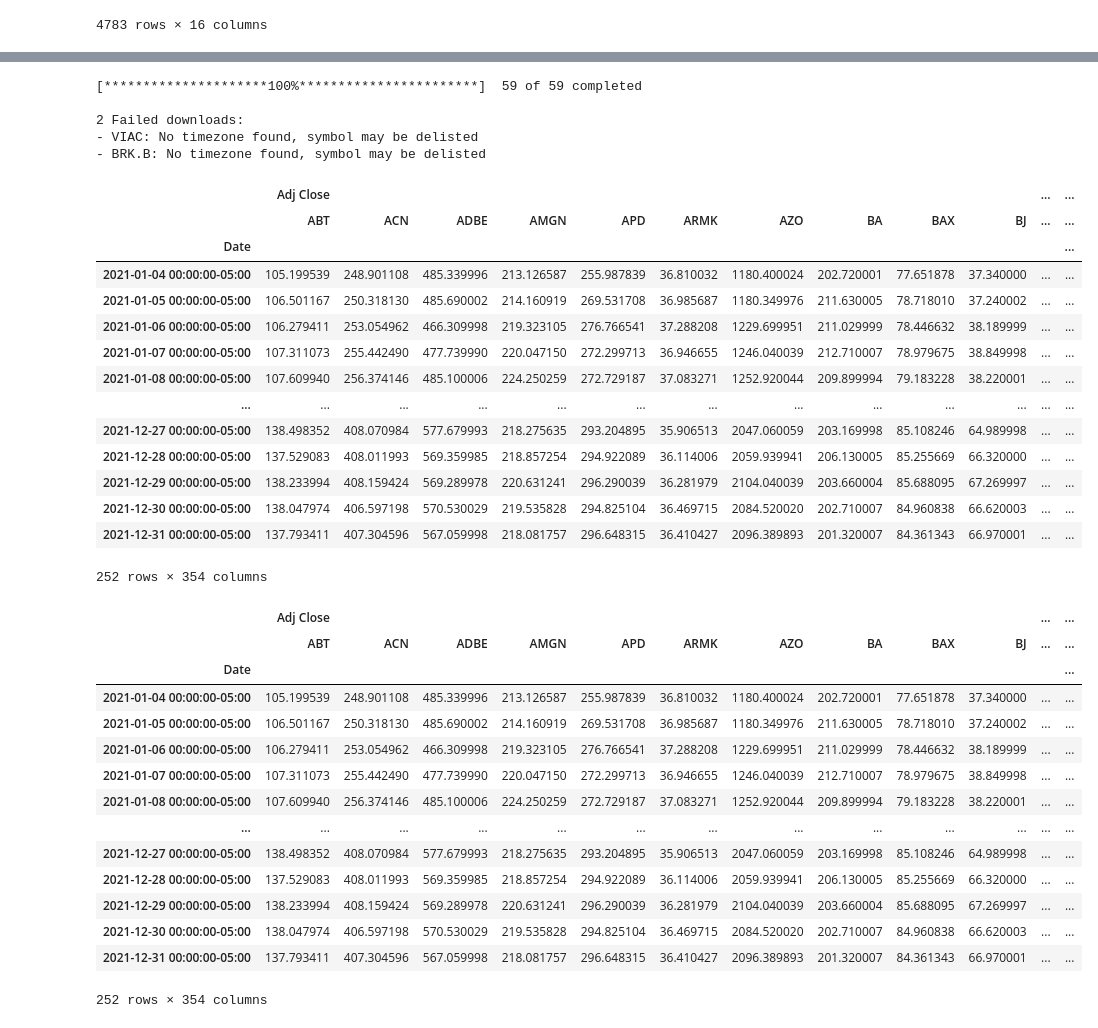
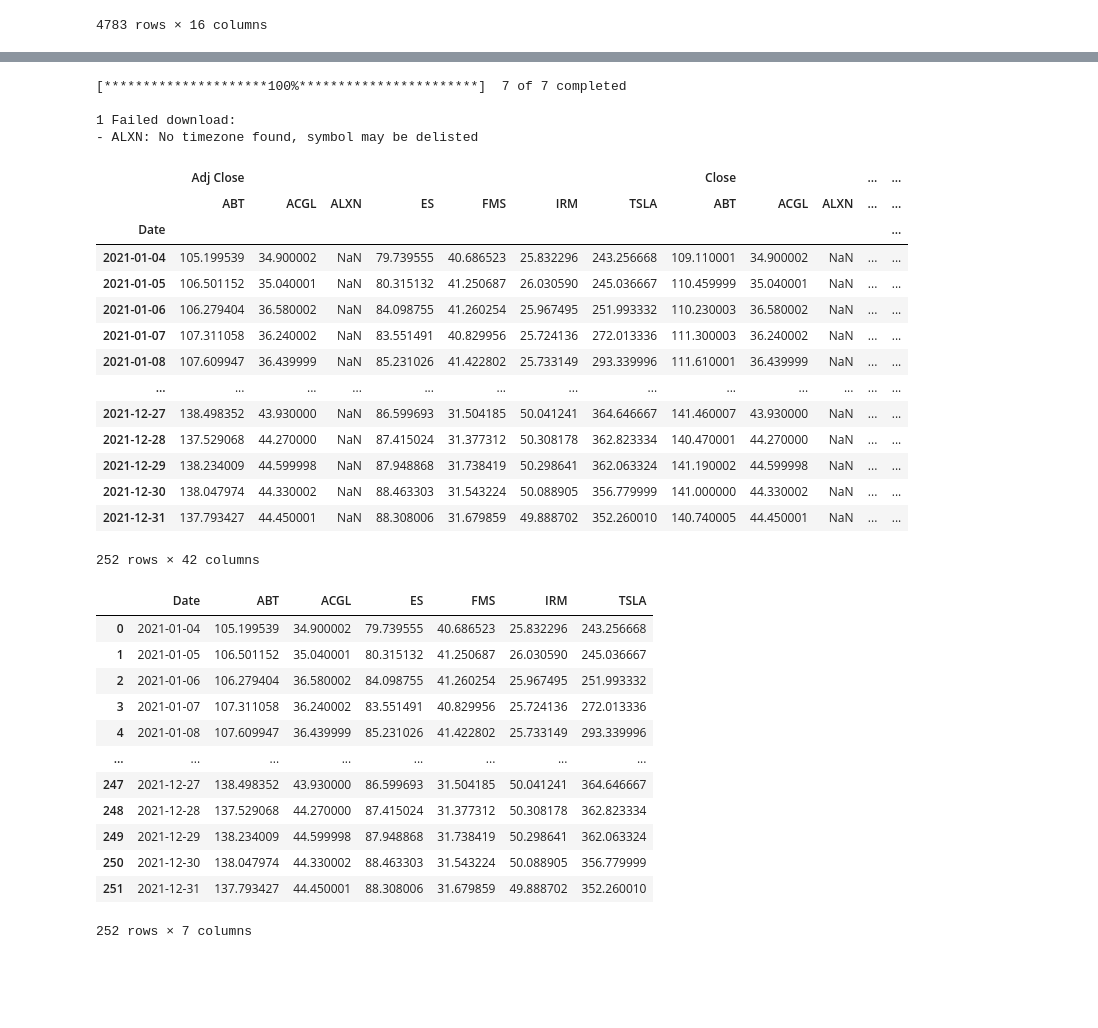
Before and after one commit to AaronLilleoien/Project-1, a Jupyter notebook: Project 1.ipynb, the cells around one changed output, grey strips where cells are left out. Saved outputs shown, nothing was run; the diff lists cells and outputs as text; code cells hidden in the pictures; blank space fills up the shorter version.

```diff
--- a/Project 1.ipynb
+++ b/Project 1.ipynb
@@ -29,6 +30,6 @@ representatives_list = transactions_df.representative.values.tolist()
 #remove duplicates from the list
 reps_no_dups = [*set(representatives_list)]
 #choose number of random reps from the list - here we are choosing 6
-random_reps = random.sample(reps_no_dups, 6)
+random_reps = random.sample(reps_no_dups, 1)
 random_reps
 # %% [output]
@@ -85,51 +63,51 @@ tickers
 # %%
 #tickers to yfinance to get history to get history for specified date range
-stock_info = yf.download(tickers, start = "2021-1-1", end = "2022-1-1")
+stock_info = yf.download(tickers, start = "2021-1-1", end = "2022-1-1", ignore_tz=True)
 stock_info
 # %% [output]
-[*********************100%***********************]  59 of 59 completed
+[*********************100%***********************]  7 of 7 completed
 
-2 Failed downloads:
-- VIAC: No timezone found, symbol may be delisted
-- BRK.B: No timezone found, symbol may be delisted
+1 Failed download:
+- ALXN: No timezone found, symbol may be delisted
-|  | Adj Close |  |  |  |  |  |  |  |  |  | ... | ... |
-|  | ABT | ACN | ADBE | AMGN | APD | ARMK | AZO | BA | BAX | BJ | ... | ... |
+|  | Adj Close |  |  |  |  |  |  | Close |  |  | ... | ... |
+|  | ABT | ACGL | ALXN | ES | FMS | IRM | TSLA | ABT | ACGL | ALXN | ... | ... |
 | Date |  |  |  |  |  |  |  |  |  |  |  | ... |
-| 2021-01-04 00:00:00-05:00 | 105.199539 | 248.901108 | 485.339996 | 213.126587 | 255.987839 | 36.810032 | 1180.400024 | 202.720001 | 77.651878 | 37.340000 | ... | ... |
-| 2021-01-05 00:00:00-05:00 | 106.501167 | 250.318130 | 485.690002 | 214.160919 | 269.531708 | 36.985687 | 1180.349976 | 211.630005 | 78.718010 | 37.240002 | ... | ... |
-| 2021-01-06 00:00:00-05:00 | 106.279411 | 253.054962 | 466.309998 | 219.323105 | 276.766541 | 37.288208 | 1229.699951 | 211.029999 | 78.446632 | 38.189999 | ... | ... |
-| 2021-01-07 00:00:00-05:00 | 107.311073 | 255.442490 | 477.739990 | 220.047150 | 272.299713 | 36.946655 | 1246.040039 | 212.710007 | 78.979675 | 38.849998 | ... | ... |
-| 2021-01-08 00:00:00-05:00 | 107.609940 | 256.374146 | 485.100006 | 224.250259 | 272.729187 | 37.083271 | 1252.920044 | 209.899994 | 79.183228 | 38.220001 | ... | ... |
+| 2021-01-04 | 105.199539 | 34.900002 | NaN | 79.739555 | 40.686523 | 25.832296 | 243.256668 | 109.110001 | 34.900002 | NaN | ... | ... |
+| 2021-01-05 | 106.501152 | 35.040001 | NaN | 80.315132 | 41.250687 | 26.030590 | 245.036667 | 110.459999 | 35.040001 | NaN | ... | ... |
+| 2021-01-06 | 106.279404 | 36.580002 | NaN | 84.098755 | 41.260254 | 25.967495 | 251.993332 | 110.230003 | 36.580002 | NaN | ... | ... |
+| 2021-01-07 | 107.311058 | 36.240002 | NaN | 83.551491 | 40.829956 | 25.724136 | 272.013336 | 111.300003 | 36.240002 | NaN | ... | ... |
+| 2021-01-08 | 107.609947 | 36.439999 | NaN | 85.231026 | 41.422802 | 25.733149 | 293.339996 | 111.610001 | 36.439999 | NaN | ... | ... |
 | ... | ... | ... | ... | ... | ... | ... | ... | ... | ... | ... | ... | ... |
-| 2021-12-27 00:00:00-05:00 | 138.498352 | 408.070984 | 577.679993 | 218.275635 | 293.204895 | 35.906513 | 2047.060059 | 203.169998 | 85.108246 | 64.989998 | ... | ... |
-| 2021-12-28 00:00:00-05:00 | 137.529083 | 408.011993 | 569.359985 | 218.857254 | 294.922089 | 36.114006 | 2059.939941 | 206.130005 | 85.255669 | 66.320000 | ... | ... |
-| 2021-12-29 00:00:00-05:00 | 138.233994 | 408.159424 | 569.289978 | 220.631241 | 296.290039 | 36.281979 | 2104.040039 | 203.660004 | 85.688095 | 67.269997 | ... | ... |
-| 2021-12-30 00:00:00-05:00 | 138.047974 | 406.597198 | 570.530029 | 219.535828 | 294.825104 | 36.469715 | 2084.520020 | 202.710007 | 84.960838 | 66.620003 | ... | ... |
-| 2021-12-31 00:00:00-05:00 | 137.793411 | 407.304596 | 567.059998 | 218.081757 | 296.648315 | 36.410427 | 2096.389893 | 201.320007 | 84.361343 | 66.970001 | ... | ... |
+| 2021-12-27 | 138.498352 | 43.930000 | NaN | 86.599693 | 31.504185 | 50.041241 | 364.646667 | 141.460007 | 43.930000 | NaN | ... | ... |
+| 2021-12-28 | 137.529068 | 44.270000 | NaN | 87.415024 | 31.377312 | 50.308178 | 362.823334 | 140.470001 | 44.270000 | NaN | ... | ... |
+| 2021-12-29 | 138.234009 | 44.599998 | NaN | 87.948868 | 31.738419 | 50.298641 | 362.063324 | 141.190002 | 44.599998 | NaN | ... | ... |
+| 2021-12-30 | 138.047974 | 44.330002 | NaN | 88.463303 | 31.543224 | 50.088905 | 356.779999 | 141.000000 | 44.330002 | NaN | ... | ... |
+| 2021-12-31 | 137.793427 | 44.450001 | NaN | 88.308006 | 31.679859 | 49.888702 | 352.260010 | 140.740005 | 44.450001 | NaN | ... | ... |
-252 rows × 354 columns
+252 rows × 42 columns
 # %%
 #Copy stock history to a static dataframe so we are not requesting data every time we reference
-stock_static = stock_info.copy()
+stock_static = stock_info["Adj Close"].copy()
+#Changing date from index to a column
+stock_static.reset_index(inplace=True)
+stock_static = stock_static.dropna(axis='columns', how='all')
 stock_static
 
 #Have to use this format to access columns
 #a = stock_static["Adj Close"]["ACN"].values.tolist()
 #a
 # %% [output]
-|  | Adj Close |  |  |  |  |  |  |  |  |  | ... | ... |
-|  | ABT | ACN | ADBE | AMGN | APD | ARMK | AZO | BA | BAX | BJ | ... | ... |
-| Date |  |  |  |  |  |  |  |  |  |  |  | ... |
-| 2021-01-04 00:00:00-05:00 | 105.199539 | 248.901108 | 485.339996 | 213.126587 | 255.987839 | 36.810032 | 1180.400024 | 202.720001 | 77.651878 | 37.340000 | ... | ... |
-| 2021-01-05 00:00:00-05:00 | 106.501167 | 250.318130 | 485.690002 | 214.160919 | 269.531708 | 36.985687 | 1180.349976 | 211.630005 | 78.718010 | 37.240002 | ... | ... |
-| 2021-01-06 00:00:00-05:00 | 106.279411 | 253.054962 | 466.309998 | 219.323105 | 276.766541 | 37.288208 | 1229.699951 | 211.029999 | 78.446632 | 38.189999 | ... | ... |
-| 2021-01-07 00:00:00-05:00 | 107.311073 | 255.442490 | 477.739990 | 220.047150 | 272.299713 | 36.946655 | 1246.040039 | 212.710007 | 78.979675 | 38.849998 | ... | ... |
-| 2021-01-08 00:00:00-05:00 | 107.609940 | 256.374146 | 485.100006 | 224.250259 | 272.729187 | 37.083271 | 1252.920044 | 209.899994 | 79.183228 | 38.220001 | ... | ... |
-| ... | ... | ... | ... | ... | ... | ... | ... | ... | ... | ... | ... | ... |
-| 2021-12-27 00:00:00-05:00 | 138.498352 | 408.070984 | 577.679993 | 218.275635 | 293.204895 | 35.906513 | 2047.060059 | 203.169998 | 85.108246 | 64.989998 | ... | ... |
-| 2021-12-28 00:00:00-05:00 | 137.529083 | 408.011993 | 569.359985 | 218.857254 | 294.922089 | 36.114006 | 2059.939941 | 206.130005 | 85.255669 | 66.320000 | ... | ... |
-| 2021-12-29 00:00:00-05:00 | 138.233994 | 408.159424 | 569.289978 | 220.631241 | 296.290039 | 36.281979 | 2104.040039 | 203.660004 | 85.688095 | 67.269997 | ... | ... |
-| 2021-12-30 00:00:00-05:00 | 138.047974 | 406.597198 | 570.530029 | 219.535828 | 294.825104 | 36.469715 | 2084.520020 | 202.710007 | 84.960838 | 66.620003 | ... | ... |
-| 2021-12-31 00:00:00-05:00 | 137.793411 | 407.304596 | 567.059998 | 218.081757 | 296.648315 | 36.410427 | 2096.389893 | 201.320007 | 84.361343 | 66.970001 | ... | ... |
+|  | Date | ABT | ACGL | ES | FMS | IRM | TSLA |
+| 0 | 2021-01-04 | 105.199539 | 34.900002 | 79.739555 | 40.686523 | 25.832296 | 243.256668 |
+| 1 | 2021-01-05 | 106.501152 | 35.040001 | 80.315132 | 41.250687 | 26.030590 | 245.036667 |
+| 2 | 2021-01-06 | 106.279404 | 36.580002 | 84.098755 | 41.260254 | 25.967495 | 251.993332 |
+| 3 | 2021-01-07 | 107.311058 | 36.240002 | 83.551491 | 40.829956 | 25.724136 | 272.013336 |
+| 4 | 2021-01-08 | 107.609947 | 36.439999 | 85.231026 | 41.422802 | 25.733149 | 293.339996 |
+| ... | ... | ... | ... | ... | ... | ... | ... |
+| 247 | 2021-12-27 | 138.498352 | 43.930000 | 86.599693 | 31.504185 | 50.041241 | 364.646667 |
+| 248 | 2021-12-28 | 137.529068 | 44.270000 | 87.415024 | 31.377312 | 50.308178 | 362.823334 |
+| 249 | 2021-12-29 | 138.234009 | 44.599998 | 87.948868 | 31.738419 | 50.298641 | 362.063324 |
+| 250 | 2021-12-30 | 138.047974 | 44.330002 | 88.463303 | 31.543224 | 50.088905 | 356.779999 |
+| 251 | 2021-12-31 | 137.793427 | 44.450001 | 88.308006 | 31.679859 | 49.888702 | 352.260010 |
-252 rows × 354 columns
+252 rows × 7 columns
 # %%
 #Convert the date format to match the Congress dataframe date format
```
Also changed, not shown: parts of 15 cells of this notebook.
